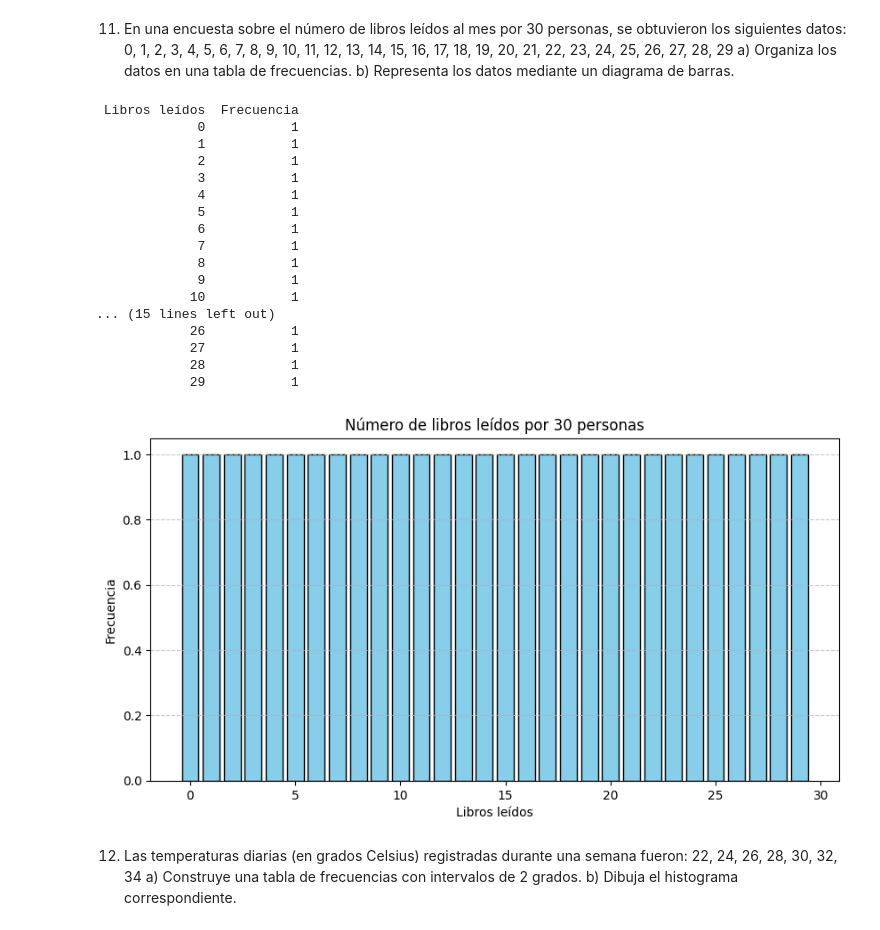
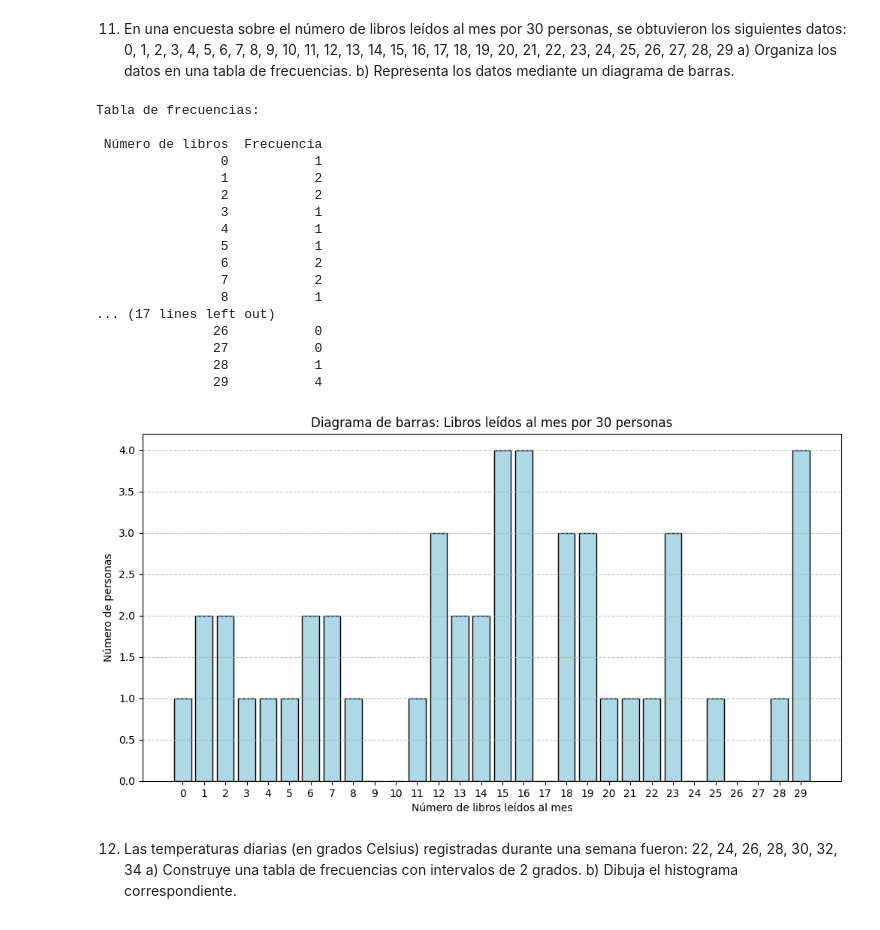
Before and after one commit to luisantoniounocc/PRACTICA_CALIFICADA, a Jupyter notebook: PRACTICA_CALIFICADA_matplotlib.ipynb, the cells around one changed output. Saved outputs shown, nothing was run; the diff lists cells and outputs as text; code cells hidden in the pictures.

```diff
--- a/PRACTICA_CALIFICADA_matplotlib.ipynb
+++ b/PRACTICA_CALIFICADA_matplotlib.ipynb
@@ -252,48 +427,51 @@ obtuvieron los siguientes datos:
 a) Organiza los datos en una tabla de frecuencias.
 b) Representa los datos mediante un diagrama de barras.
 # %%
+import numpy as np
 import pandas as pd
 import matplotlib.pyplot as plt
 
-# Datos
-datos = list(range(30))
+# --- Datos ---
+libros = np.arange(30)  # 0 a 29 libros
+# Suponemos un ejemplo de frecuencias (puedes reemplazar con las reales)
+frecuencia = np.random.randint(0, 5, size=30)  # frecuencia aleatoria para 30 personas
 
-# Crear tabla de frecuencias
-tabla_frec = pd.DataFrame({
-    "Libros leídos": datos,
-    "Frecuencia": [1]*len(datos)  # cada valor aparece una vez
+# --- a) Tabla de frecuencias ---
+tabla = pd.DataFrame({
+    "Número de libros": libros,
+    "Frecuencia": frecuencia
 })
+print("Tabla de frecuencias:\n")
+print(tabla.to_string(index=False))
 
-# Mostrar tabla como en Excel
-print(tabla_frec.to_string(index=False))
-
-# Graficar diagrama de barras
-plt.figure(figsize=(10,5))
-plt.bar(tabla_frec["Libros leídos"], tabla_frec["Frecuencia"], color="skyblue", edgecolor="black")
-plt.title("Número de libros leídos por 30 personas")
-plt.xlabel("Libros leídos")
-plt.ylabel("Frecuencia")
-plt.grid(axis="y", linestyle="--", alpha=0.7)
+# --- b) Diagrama de barras ---
+plt.figure(figsize=(12,6))
+plt.bar(tabla["Número de libros"], tabla["Frecuencia"], color='lightblue', edgecolor='black')
+plt.xlabel("Número de libros leídos al mes")
+plt.ylabel("Número de personas")
+plt.title("Diagrama de barras: Libros leídos al mes por 30 personas")
+plt.xticks(libros)
+plt.grid(axis='y', linestyle='--', alpha=0.7)
 plt.show()
 # %% [output]
- Libros leídos  Frecuencia
-             0           1
-             1           1
-             2           1
-             3           1
-             4           1
-             5           1
-             6           1
-             7           1
-             8           1
-             9           1
-            10           1
-... (15 lines left out)
-            26           1
-            27           1
-            28           1
-            29           1
+Tabla de frecuencias:
+
+ Número de libros  Frecuencia
+                0           1
+                1           2
+                2           2
+                3           1
+                4           1
+                5           1
+                6           2
+                7           2
+                8           1
+... (17 lines left out)
+               26           0
+               27           0
+               28           1
+               29           4
-[figure, old version]
+[figure, new version]
 # %% [markdown]
 12. Las temperaturas diarias (en grados Celsius) registradas durante una semana
 fueron:
```
Also changed, not shown: parts of 17 cells of this notebook.
